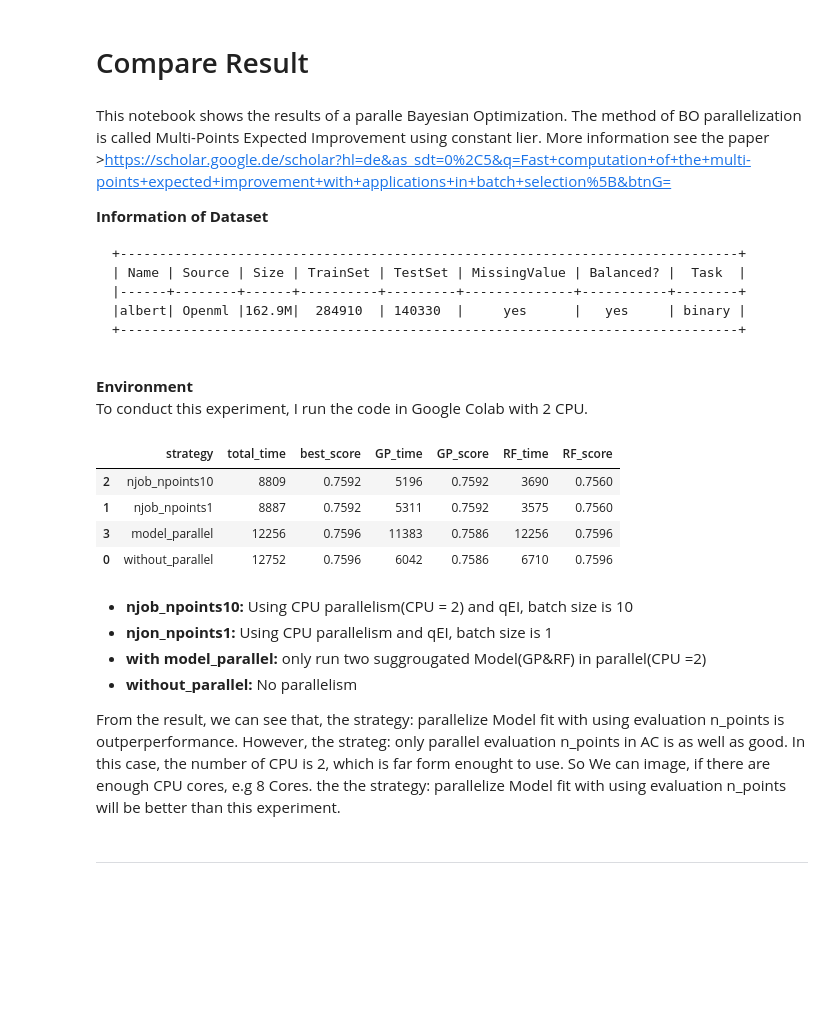
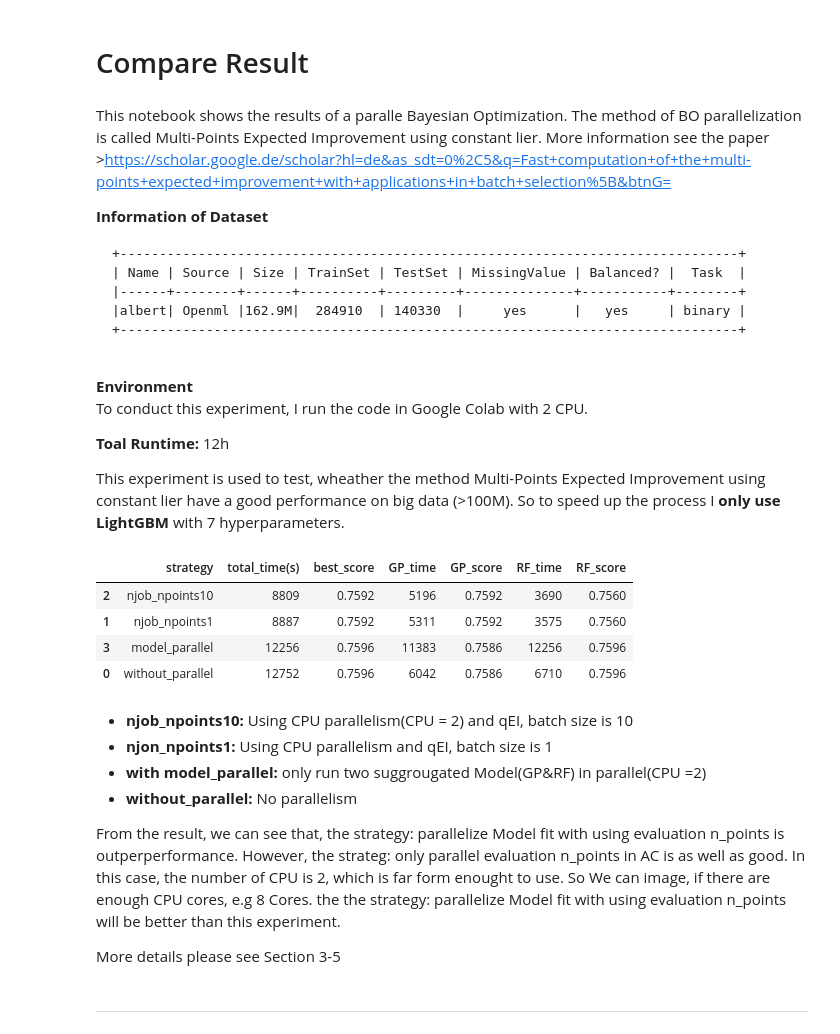
Before and after one commit to MingCai06/MasterThesis_Automl, a Jupyter notebook: example/Example_BO_Multipoints_Parallel_bigData.ipynb, the cells around one changed output. Drawn from its saved outputs; the diff is of its cells as text; code cells hidden in the pictures; blank space fills up the shorter version.

````diff
--- a/example/Example_BO_Multipoints_Parallel_bigData(140M ).ipynb
+++ b/example/Example_BO_Multipoints_Parallel_bigData.ipynb
@@ -14,23 +14,28 @@ This notebook shows the results of a paralle Bayesian Optimization. The method o
 ```
 **Environment**<br>
 To conduct this experiment, I run the code in Google Colab with 2 CPU.
+
+**Toal Runtime:** 12h<br>
+
+This experiment is used to test, wheather the method Multi-Points Expected Improvement using constant lier have a good performance on big data (>100M). So to speed up the process I **only use LightGBM** with 7 hyperparameters.
 # %%
 # Compare the result
+import pandas as pd
 '''
 The table should be generated automatically. However, there is a max limit time (90min) of using Colab,
 so in this experiment I just set it by hand. Good news is, I just wirte a dump function. so that laterly
 all the experiment results can be dumped locally.
 Due to the looooooong runtime, I don't dump the results this time. :)
 '''
 
-compare_result_ = pd.DataFrame(columns=['strategy','total_time','best_score' ,'GP_time', 'GP_score','RF_time','RF_score'],
+compare_result_ = pd.DataFrame(columns=['strategy','total_time(s)','best_score' ,'GP_time', 'GP_score','RF_time','RF_score'],
                               data =[['without_parallel',12752,0.7596,6042,0.7586,6710,0.7596],
                                      ['njob_npoints1',8887,0.7592,5311,0.7592,3575,0.756],
                                      ['njob_npoints10',8809,0.7592,5196,0.7592,3690,0.756],
                                      ['model_parallel',12256,0.7596,11383,0.7586,12256,0.7596]])
-compare_result_.sort_values(by=['total_time'])
+compare_result_.sort_values(by=['total_time(s)'])
 # %% [output]
-|  | strategy | total_time | best_score | GP_time | GP_score | RF_time | RF_score |
+|  | strategy | total_time(s) | best_score | GP_time | GP_score | RF_time | RF_score |
 | 2 | njob_npoints10 | 8809 | 0.7592 | 5196 | 0.7592 | 3690 | 0.7560 |
 | 1 | njob_npoints1 | 8887 | 0.7592 | 5311 | 0.7592 | 3575 | 0.7560 |
 | 3 | model_parallel | 12256 | 0.7596 | 11383 | 0.7586 | 12256 | 0.7596 |
@@ -44,6 +49,8 @@ compare_result_.sort_values(by=['total_time'])
 
 From the result, we can see that, the strategy: parallelize Model fit with using evaluation n_points is outperperformance. However, the strateg: only parallel evaluation n_points in AC is as well as good.
 In this case, the number of CPU is 2, which is far form enought to use. So We can image, if there are enough CPU cores, e.g 8 Cores. the the strategy: parallelize Model fit with using evaluation n_points will be better than this experiment.
+
+More details please see Section 3-5
 # %% [markdown]
 ---
 # %% [markdown]
````
